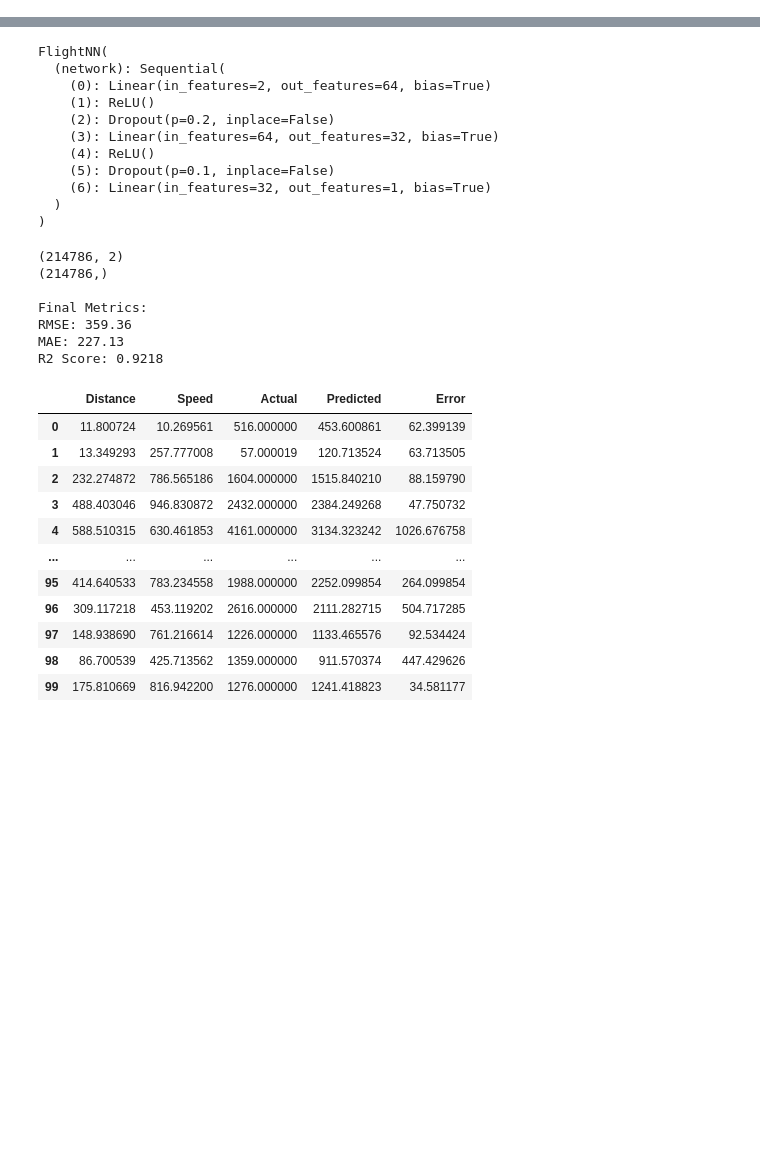
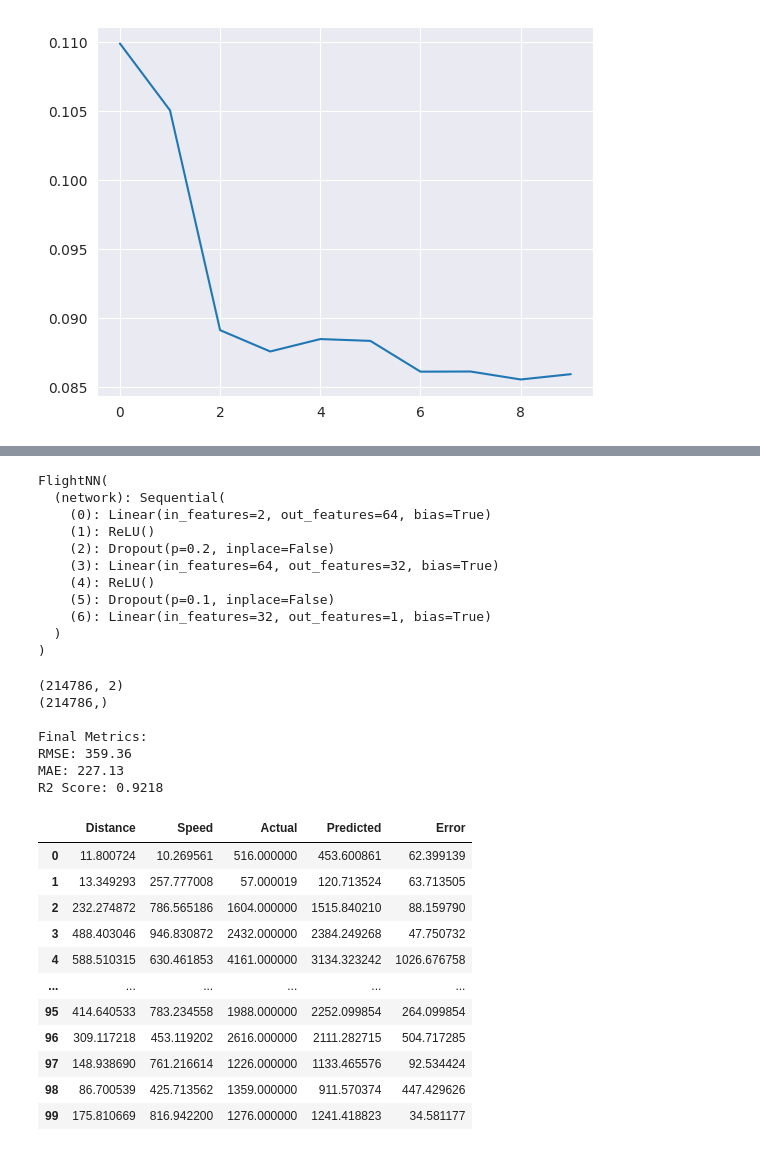
Before and after one commit to MichalTaczala/BigDataAnalyticsProject, a Jupyter notebook: src/training.ipynb, the cells around one changed output, grey strips where cells are left out. Saved outputs shown, nothing was run; the diff lists cells and outputs as text; code cells hidden in the pictures; blank space fills up the shorter version.

Commit message:
New training

```diff
--- a/src/training.ipynb
+++ b/src/training.ipynb
@@ -276,6 +273,8 @@ def train_model(model, train_loader, val_loader, criterion, optimizer, epochs, d
 
         if epoch % 5 == 0:
             print(f'Epoch {epoch}: Train Loss = {train_loss:.4f}, Val Loss = {val_loss:.4f}')
+    # plot train loss
+    plt.plot(train_losses, label='Train Loss')
 
 # Set up training parameters
 BATCH_SIZE = 1024
@@ -303,0 +306 @@ SyntaxError: 'return' outside function (3960317328.py, line 13)
+[figure, added]
```
Also changed, not shown: parts of 4 cells of this notebook.
